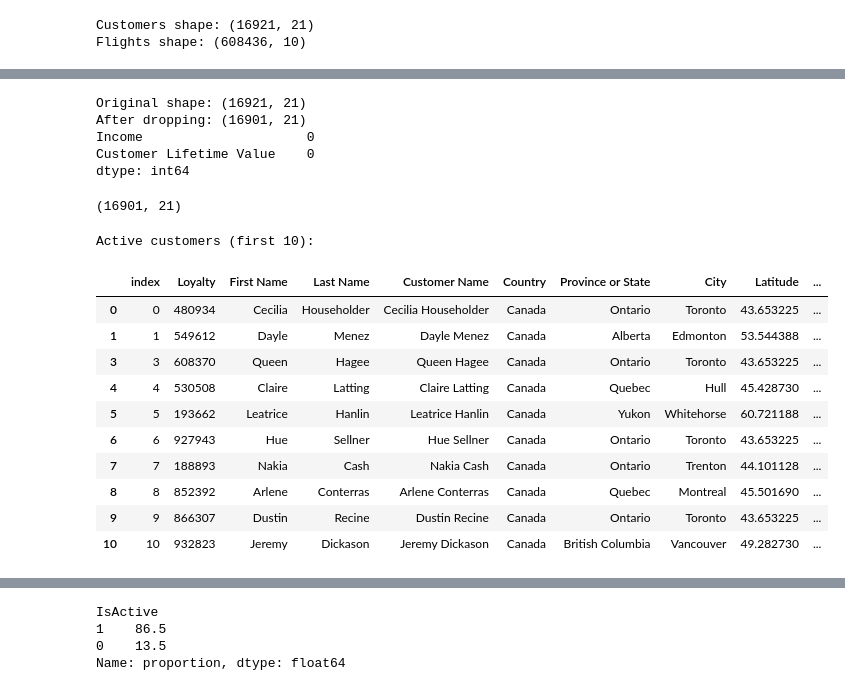
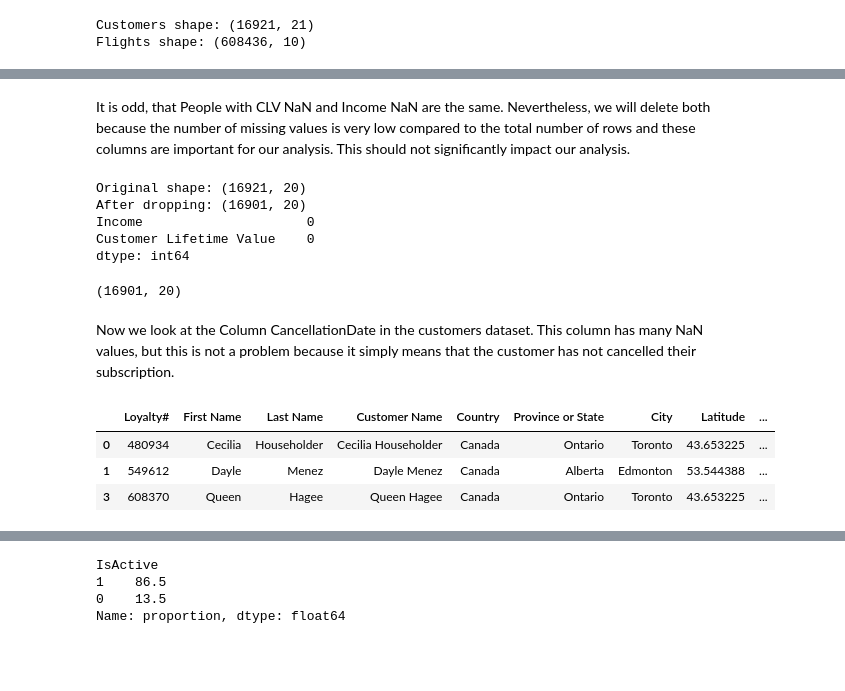
Before and after one commit to duartegomes11/DataMining2025---Project, a Jupyter notebook: notebooks/00_data_overview.ipynb, the cells around one changed output, grey strips where cells are left out. Cells and saved outputs as stored; diff of their text form; code cells hidden in the pictures; blank space fills up the shorter version.

```diff
--- a/notebooks/00_data_overview.ipynb
+++ b/notebooks/00_data_overview.ipynb
@@ -53,9 +49,6 @@ display(flights.head())
 # %%
-# Rename first column of customers to "index" and datatype int
-customers.rename(columns={customers.columns[0]: "index"}, inplace=True)
-customers["index"] = customers["index"].astype(int)
+# Remove column "Unnamed: 0" from customers dataframe, because it can not be used as an index column, is not needed and has no context in the data
+if "Unnamed: 0" in customers.columns:
+	customers.drop(columns=["Unnamed: 0"], inplace=True)
 
-#Rename second column Loyalty# to Loyalty
-customers.rename(columns={customers.columns[1]: "Loyalty"}, inplace=True)
-#Rename second column Loyalty# to Loyalty
-flights.rename(columns={flights.columns[0]: "Loyalty"}, inplace=True)
+display(customers.head(3))
@@ -215,3 +255,5 @@ Rows with missing Customer Lifetime Value: 20
+# %% [markdown]
+It is odd, that People with CLV NaN and Income NaN are the same. Nevertheless, we will delete both because the number of missing values is very low compared to the total number of rows and these columns are important for our analysis. This should not significantly impact our analysis.
 # %%
 # drop rows with missing Income OR Customer Lifetime Value
 customers_clean = customers.dropna(subset=["Income", "Customer Lifetime Value"])
@@ -222,8 +264,8 @@ print("After dropping:", customers_clean.shape)
 # quick check that there are no more NaNs in these columns
 print(customers_clean[["Income", "Customer Lifetime Value"]].isna().sum())
 # %% [output]
-Original shape: (16921, 21)
-After dropping: (16901, 21)
+Original shape: (16921, 20)
+After dropping: (16901, 20)
 Income                     0
 Customer Lifetime Value    0
 dtype: int64
@@ -232,25 +274,16 @@ dtype: int64
 customers = customers_clean
 customers.shape
 # %% [output]
-(16901, 21)
+(16901, 20)
+# %% [markdown]
+Now we look at the Column CancellationDate in the customers dataset. This column has many NaN values, but this is not a problem because it simply means that the customer has not cancelled their subscription.
 # %%
-# select first 10 rows where CancellationDate is NaN
-active_customers = customers[customers["CancellationDate"].isna()].head(10)
-
-
-print("Active customers (first 10):")
+# select first 3 rows where CancellationDate is NaN
+active_customers = customers[customers["CancellationDate"].isna()].head(3)
 display(active_customers)
 # %% [output]
-Active customers (first 10):
-|  | index | Loyalty | First Name | Last Name | Customer Name | Country | Province or State | City | Latitude | ... |
-| 0 | 0 | 480934 | Cecilia | Householder | Cecilia Householder | Canada | Ontario | Toronto | 43.653225 | ... |
-| 1 | 1 | 549612 | Dayle | Menez | Dayle Menez | Canada | Alberta | Edmonton | 53.544388 | ... |
-| 3 | 3 | 608370 | Queen | Hagee | Queen Hagee | Canada | Ontario | Toronto | 43.653225 | ... |
-| 4 | 4 | 530508 | Claire | Latting | Claire Latting | Canada | Quebec | Hull | 45.428730 | ... |
-| 5 | 5 | 193662 | Leatrice | Hanlin | Leatrice Hanlin | Canada | Yukon | Whitehorse | 60.721188 | ... |
-| 6 | 6 | 927943 | Hue | Sellner | Hue Sellner | Canada | Ontario | Toronto | 43.653225 | ... |
-| 7 | 7 | 188893 | Nakia | Cash | Nakia Cash | Canada | Ontario | Trenton | 44.101128 | ... |
-| 8 | 8 | 852392 | Arlene | Conterras | Arlene Conterras | Canada | Quebec | Montreal | 45.501690 | ... |
-| 9 | 9 | 866307 | Dustin | Recine | Dustin Recine | Canada | Ontario | Toronto | 43.653225 | ... |
-| 10 | 10 | 932823 | Jeremy | Dickason | Jeremy Dickason | Canada | British Columbia | Vancouver | 49.282730 | ... |
+|  | Loyalty# | First Name | Last Name | Customer Name | Country | Province or State | City | Latitude | ... |
+| 0 | 480934 | Cecilia | Householder | Cecilia Householder | Canada | Ontario | Toronto | 43.653225 | ... |
+| 1 | 549612 | Dayle | Menez | Dayle Menez | Canada | Alberta | Edmonton | 53.544388 | ... |
+| 3 | 608370 | Queen | Hagee | Queen Hagee | Canada | Ontario | Toronto | 43.653225 | ... |
 # %%
```
Also changed, not shown: parts of 74 cells of this notebook, 6 other files.
